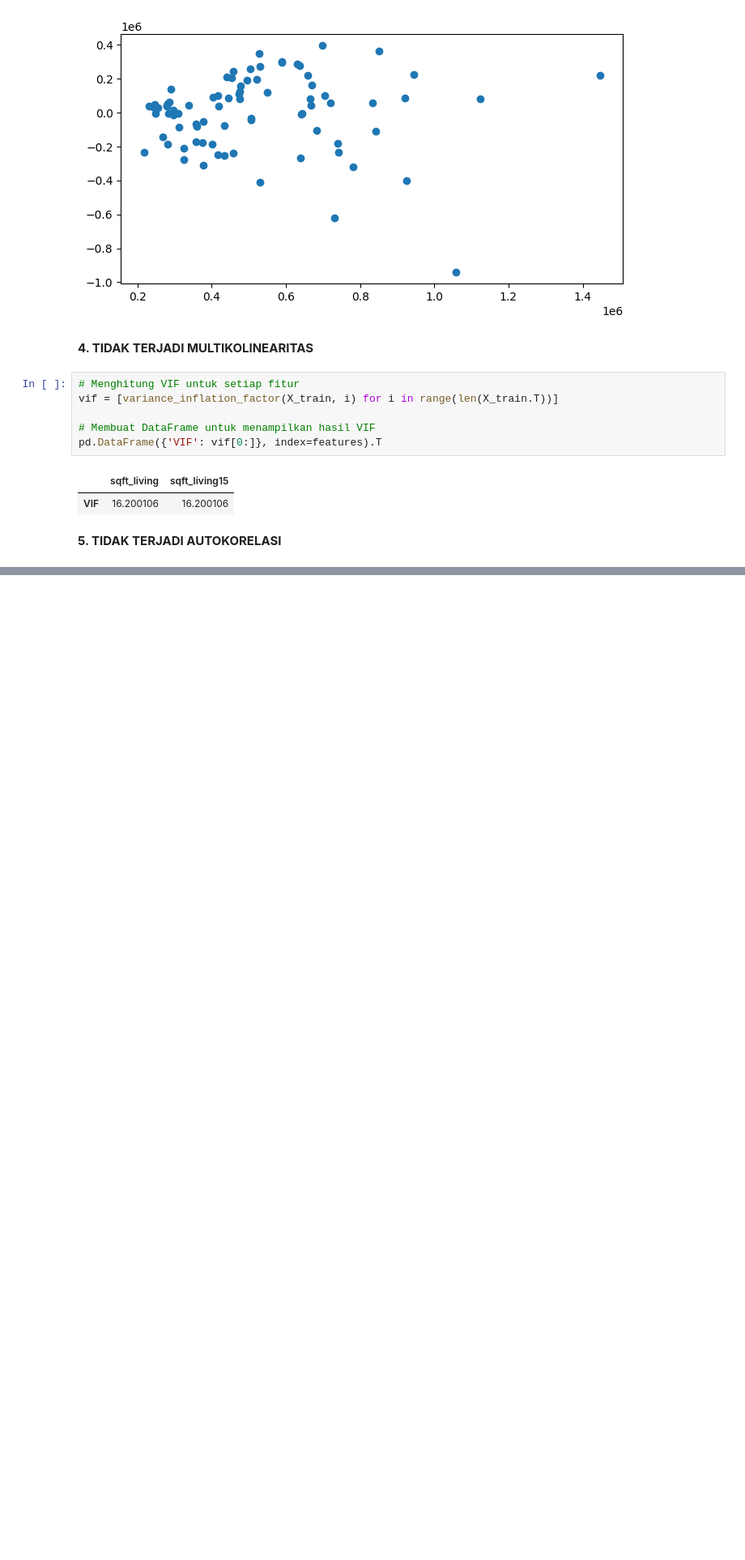
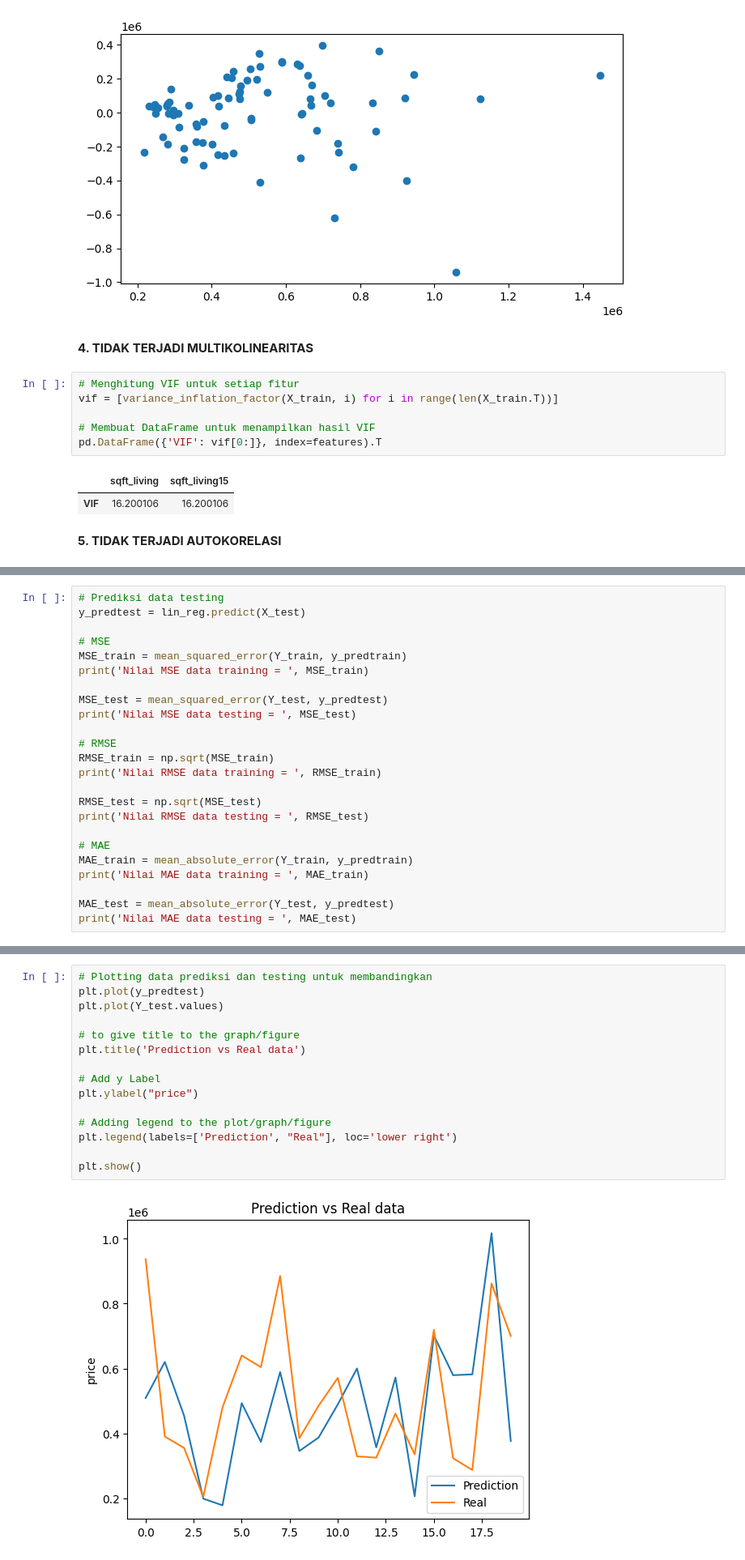
Before and after one commit to itisss/Hands-On-Orbit_Cosmic-, a Jupyter notebook: ML_1_Korelasi_dan_Regresi.ipynb, the cells around one changed output, grey strips where cells are left out. Shown at 81% size. Saved outputs shown, nothing was run; the diff lists cells and outputs as text; blank space fills up the shorter version.

```diff
--- a/ML_1_Korelasi_dan_Regresi.ipynb
+++ b/ML_1_Korelasi_dan_Regresi.ipynb
@@ -738,0 +739,24 @@ Karena nilai dw (1.764) berada diantara nilai du (1.634) dan 4-du (2.366), maka
+# %%
+# Prediksi data testing
+y_predtest = lin_reg.predict(X_test)
+
+# MSE
+MSE_train = mean_squared_error(Y_train, y_predtrain)
+print('Nilai MSE data training = ', MSE_train)
+
+MSE_test = mean_squared_error(Y_test, y_predtest)
+print('Nilai MSE data testing = ', MSE_test)
+
+# RMSE
+RMSE_train = np.sqrt(MSE_train)
+print('Nilai RMSE data training = ', RMSE_train)
+
+RMSE_test = np.sqrt(MSE_test)
+print('Nilai RMSE data testing = ', RMSE_test)
+
+# MAE
+MAE_train = mean_absolute_error(Y_train, y_predtrain)
+print('Nilai MAE data training = ', MAE_train)
+
+MAE_test = mean_absolute_error(Y_test, y_predtest)
+print('Nilai MAE data testing = ', MAE_test)
@@ -738,0 +772,17 @@ Karena nilai dw (1.764) berada diantara nilai du (1.634) dan 4-du (2.366), maka
+# %%
+# Plotting data prediksi dan testing untuk membandingkan
+plt.plot(y_predtest)
+plt.plot(Y_test.values)
+
+# to give title to the graph/figure
+plt.title('Prediction vs Real data')
+
+# Add y Label
+plt.ylabel("price")
+
+# Adding legend to the plot/graph/figure
+plt.legend(labels=['Prediction', "Real"], loc='lower right')
+
+plt.show()
+# %% [output]
+[figure, added]
```
Also changed, not shown: parts of 13 cells of this notebook.
